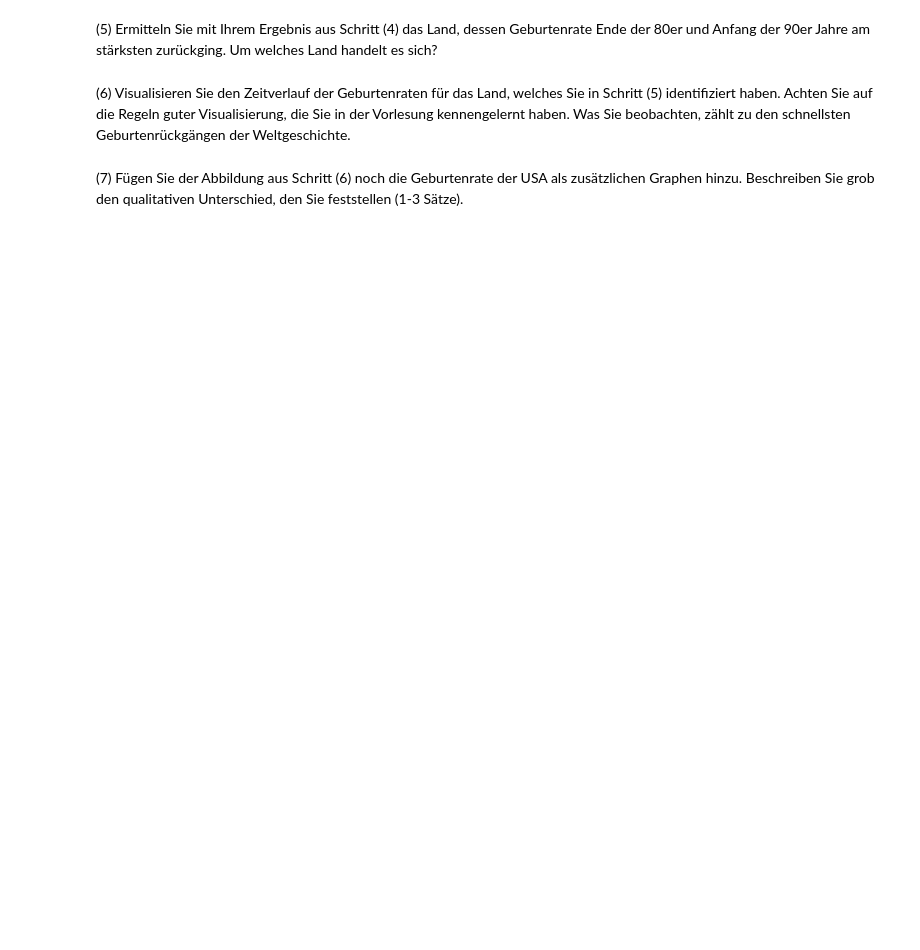
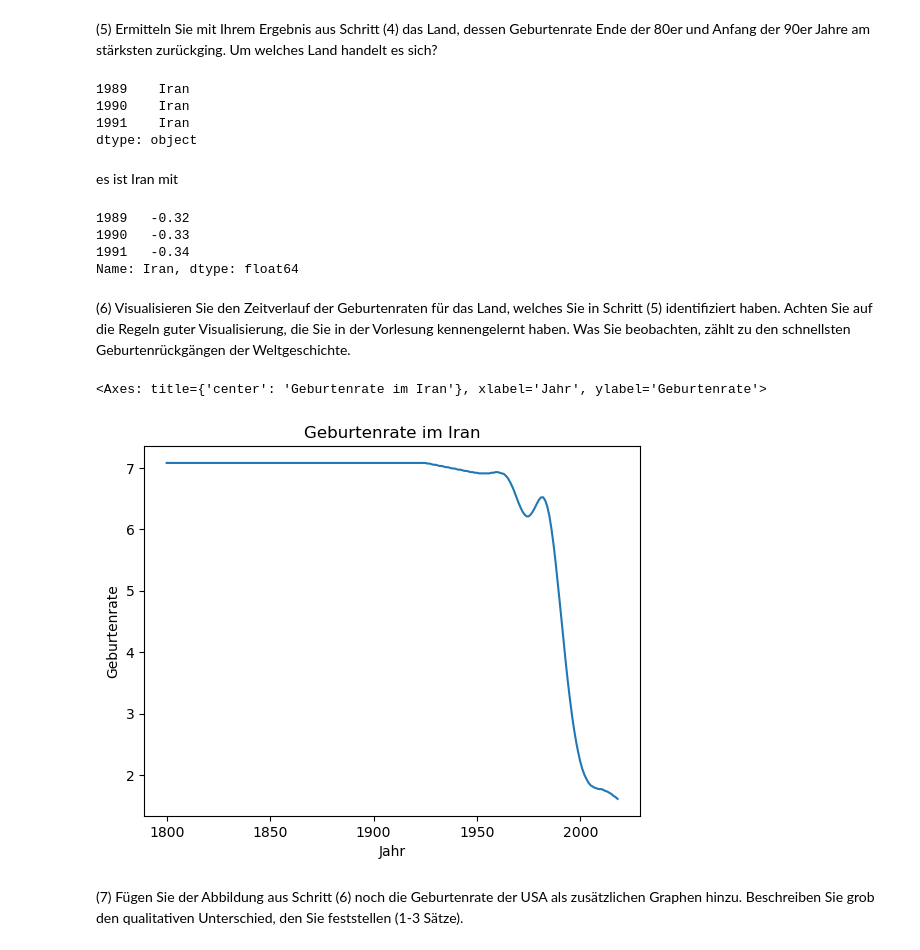
Before and after one commit to cortex359/ds.ss24, a Jupyter notebook: u04/Uebung-4.ipynb, the cells around one changed output. Drawn from its saved outputs; the diff is of its cells as text; code cells hidden in the pictures; blank space fills up the shorter version.

```diff
--- a/u04/Uebung-4.ipynb
+++ b/u04/Uebung-4.ipynb
@@ -152,6 +186,27 @@ Im Rahmen dieser Aufgabe wollen wir unter dem Begriff "Geburtenrate" die Gesamtf
 # %% [markdown]
 (5) Ermitteln Sie mit Ihrem Ergebnis aus Schritt (4) das Land, dessen Geburtenrate Ende der 80er und Anfang der 90er Jahre am stärksten zurückging. Um welches Land handelt es sich?
+# %%
+country_with_biggest_loss_per_year["1989":"1991"]
+# %% [output]
+1989    Iran
+1990    Iran
+1991    Iran
+dtype: object
+# %% [markdown]
+es ist Iran mit
+# %%
+df_babies_diff.loc["Iran","1989":"1991"]
+# %% [output]
+1989   -0.32
+1990   -0.33
+1991   -0.34
+Name: Iran, dtype: float64
 # %% [markdown]
 (6) Visualisieren Sie den Zeitverlauf der Geburtenraten für das Land, welches Sie in Schritt (5) identifiziert haben. Achten Sie auf die Regeln guter Visualisierung, die Sie in der Vorlesung kennengelernt haben. Was Sie beobachten, zählt zu den schnellsten Geburtenrückgängen der Weltgeschichte.
+# %%
+df_babies.loc["Iran"].plot(title="Geburtenrate im Iran", xlabel="Jahr", ylabel="Geburtenrate")
+# %% [output]
+<Axes: title={'center': 'Geburtenrate im Iran'}, xlabel='Jahr', ylabel='Geburtenrate'>
+[figure, added]
 # %% [markdown]
 (7) Fügen Sie der Abbildung aus Schritt (6) noch die Geburtenrate der USA als zusätzlichen Graphen hinzu. Beschreiben Sie grob den qualitativen Unterschied, den Sie feststellen (1-3 Sätze).
```
Also changed, not shown: parts of 6 cells of this notebook, 1 other file.
